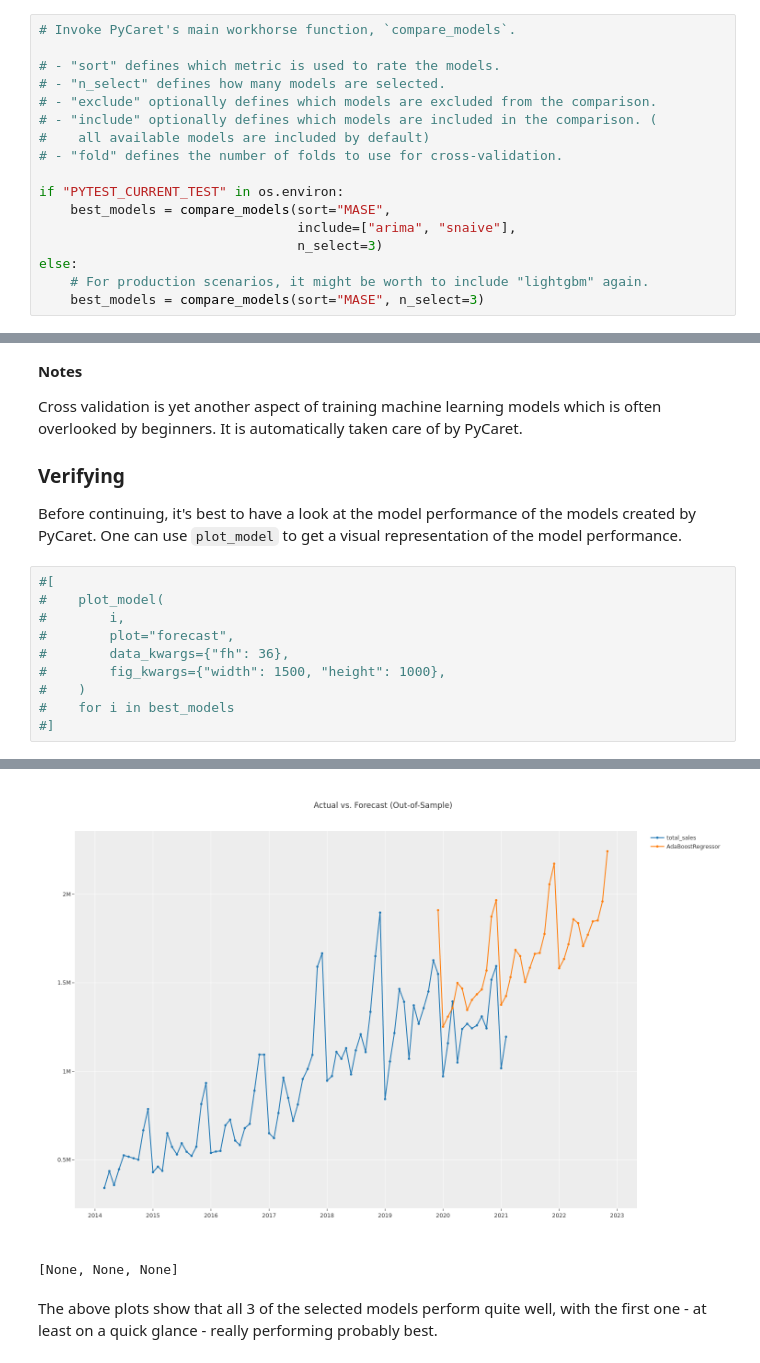
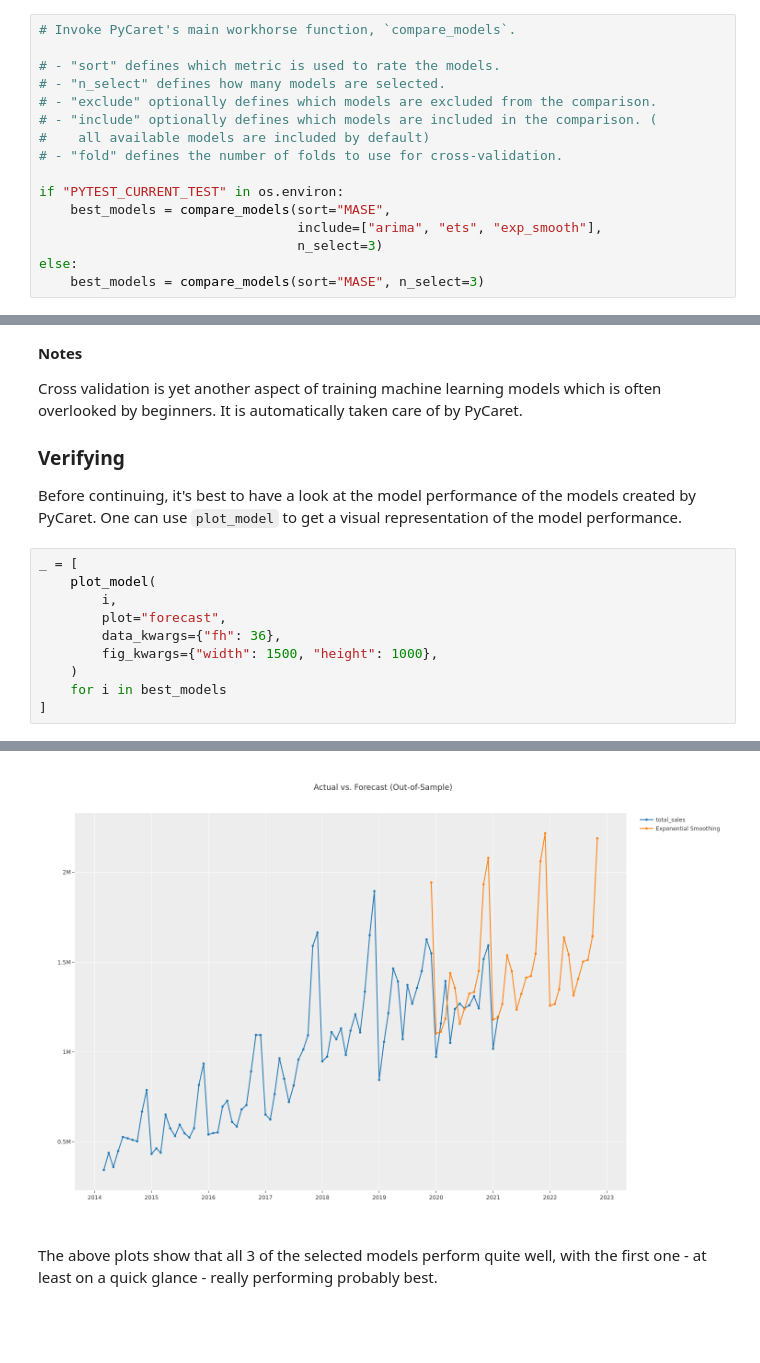
Before and after one commit to crate/cratedb-examples, a Jupyter notebook: topic/machine-learning/automl/automl_timeseries_forecasting_with_pycaret.ipynb, the cells around one changed output, grey strips where cells are left out. Drawn from its saved outputs; the diff is of its cells as text; blank space fills up the shorter version.

Commit message:
fix: use 3 models also during test run

```diff
--- a/topic/machine-learning/automl/automl_timeseries_forecasting_with_pycaret.ipynb
+++ b/topic/machine-learning/automl/automl_timeseries_forecasting_with_pycaret.ipynb
@@ -342,10 +347,9 @@ We can define which metric is used for the comparison.
 
 if "PYTEST_CURRENT_TEST" in os.environ:
     best_models = compare_models(sort="MASE",
-                                 include=["arima", "snaive"],
+                                 include=["arima", "ets", "exp_smooth"],
                                  n_select=3)
 else:
-    # For production scenarios, it might be worth to include "lightgbm" again.
     best_models = compare_models(sort="MASE", n_select=3)
 # %% [output]
 [interactive output not drawn]
@@ -392,13 +396,13 @@ Before continuing, it's best to have a look at the model performance of the
 models created by PyCaret. One can use `plot_model` to get a visual
 representation of the model performance.
 # %%
-#[
-#    plot_model(
-#        i,
-#        plot="forecast",
-#        data_kwargs={"fh": 36},
-#        fig_kwargs={"width": 1500, "height": 1000},
-#    )
-#    for i in best_models
-#]
+_ = [
+    plot_model(
+        i,
+        plot="forecast",
+        data_kwargs={"fh": 36},
+        fig_kwargs={"width": 1500, "height": 1000},
+    )
+    for i in best_models
+]
 # %% [output]
@@ -406,6 +410,5 @@ representation of the model performance.
 [figure]
-[figure, old version]
+[figure, new version]
-[None, None, None]
 # %% [markdown]
 The above plots show that all 3 of the selected models perform quite well, with
 the first one - at least on a quick glance - really performing probably best.
```
Also changed, not shown: parts of 9 cells of this notebook.
